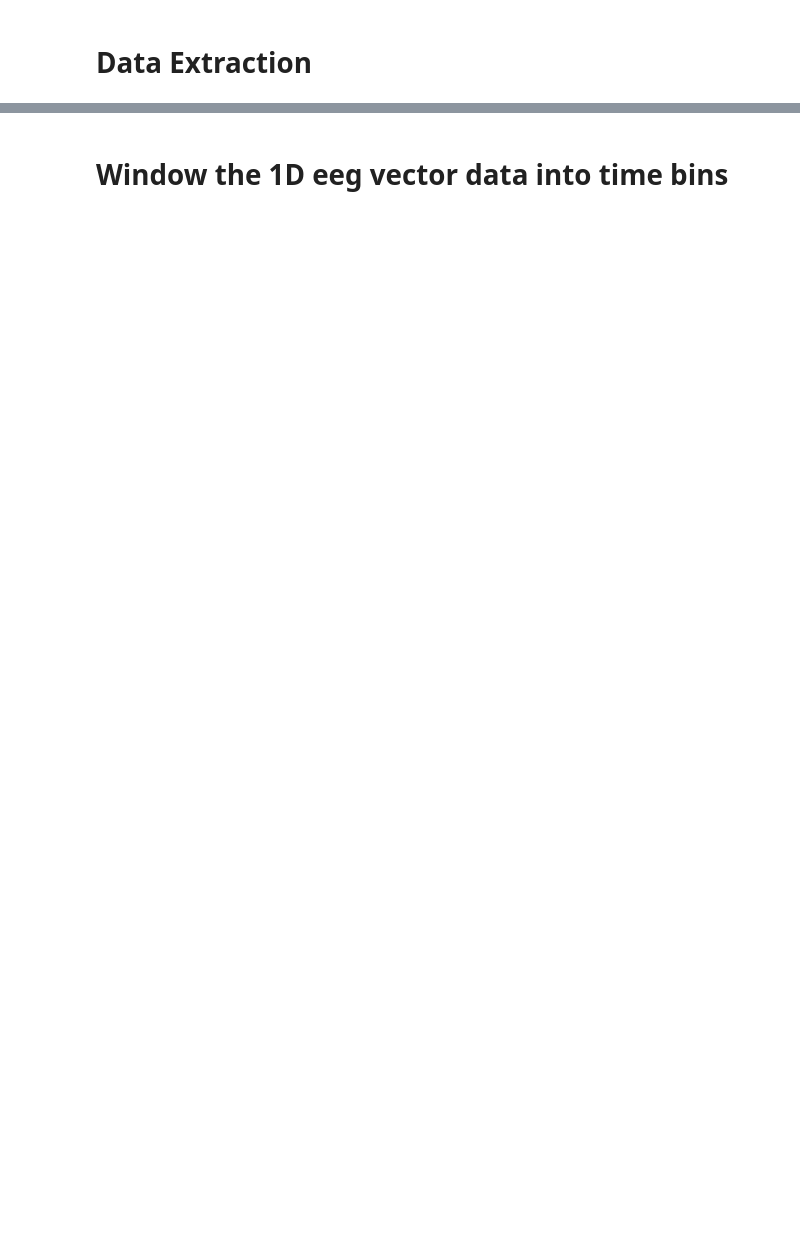
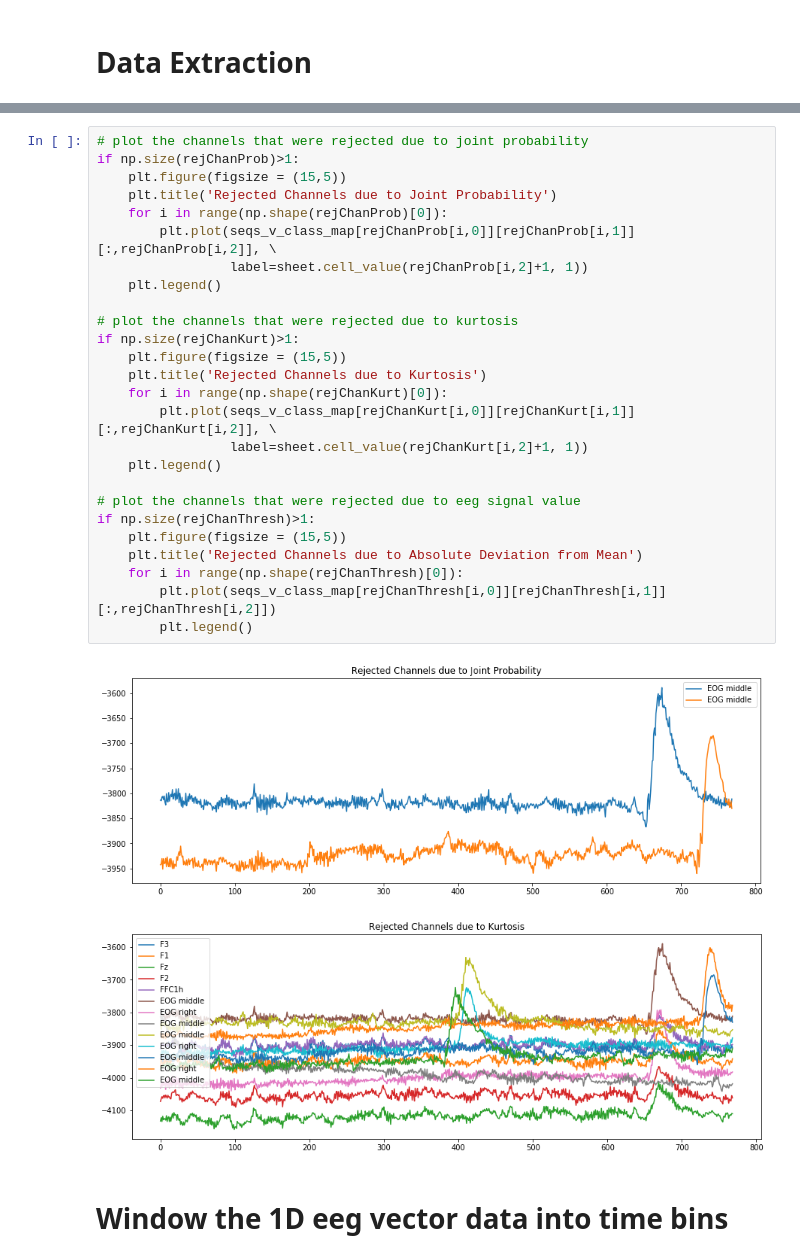
Before and after one commit to ductai199x/eeg-deeplearning, a Jupyter notebook: data_extraction/src/Run_pipeline.ipynb, the cells around one changed output, grey strips where cells are left out. Drawn from its saved outputs; the diff is of its cells as text; blank space fills up the shorter version.

Commit message:
added detection of artifacts by joint probability, Kurtosis, and absolute deviation

```diff
--- a/data_extraction/src/Run_pipeline.ipynb
+++ b/data_extraction/src/Run_pipeline.ipynb
@@ -33,3 +73,32 @@ Done processing file in 47.531990 s
+# %%
+# plot the channels that were rejected due to joint probability
+if np.size(rejChanProb)>1:
+    plt.figure(figsize = (15,5))
+    plt.title('Rejected Channels due to Joint Probability')
+    for i in range(np.shape(rejChanProb)[0]):
+        plt.plot(seqs_v_class_map[rejChanProb[i,0]][rejChanProb[i,1]][:,rejChanProb[i,2]], \
+                 label=sheet.cell_value(rejChanProb[i,2]+1, 1))
+    plt.legend()
+
+# plot the channels that were rejected due to kurtosis
+if np.size(rejChanKurt)>1:
+    plt.figure(figsize = (15,5))
+    plt.title('Rejected Channels due to Kurtosis')
+    for i in range(np.shape(rejChanKurt)[0]):
+        plt.plot(seqs_v_class_map[rejChanKurt[i,0]][rejChanKurt[i,1]][:,rejChanKurt[i,2]], \
+                 label=sheet.cell_value(rejChanKurt[i,2]+1, 1))
+    plt.legend()
+
+# plot the channels that were rejected due to eeg signal value
+if np.size(rejChanThresh)>1:
+    plt.figure(figsize = (15,5))
+    plt.title('Rejected Channels due to Absolute Deviation from Mean')
+    for i in range(np.shape(rejChanThresh)[0]):
+        plt.plot(seqs_v_class_map[rejChanThresh[i,0]][rejChanThresh[i,1]][:,rejChanThresh[i,2]])
+        plt.legend()
+# %% [output]
+[figure, added]
+[figure, added]
 # %% [markdown]
 # Window the 1D eeg vector data into time bins
 # %%
```
Also changed, not shown: parts of 10 cells of this notebook, 1 other file.
